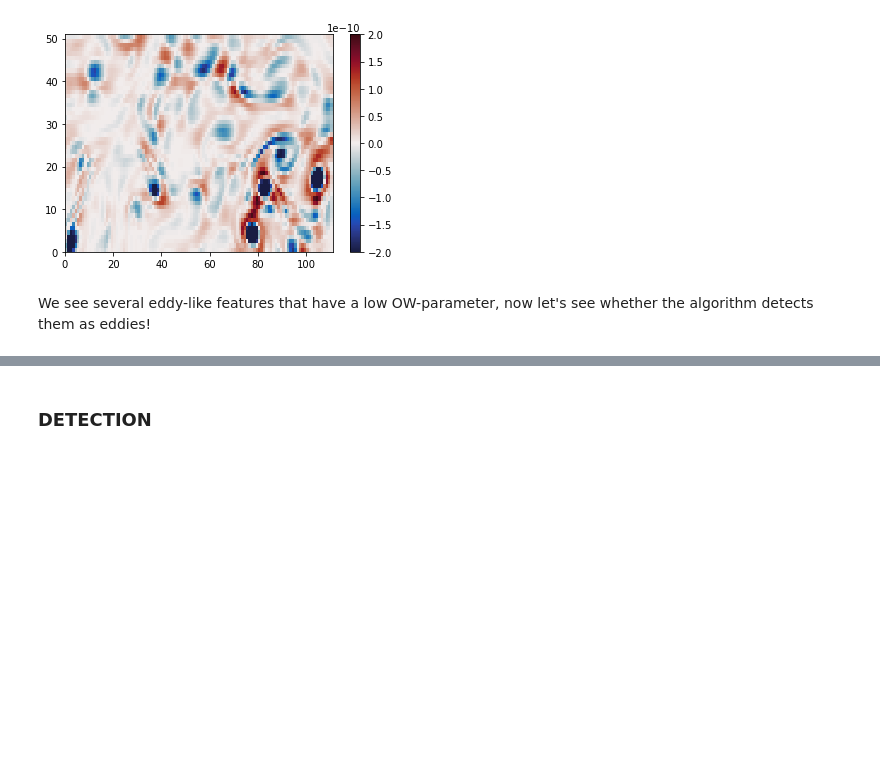
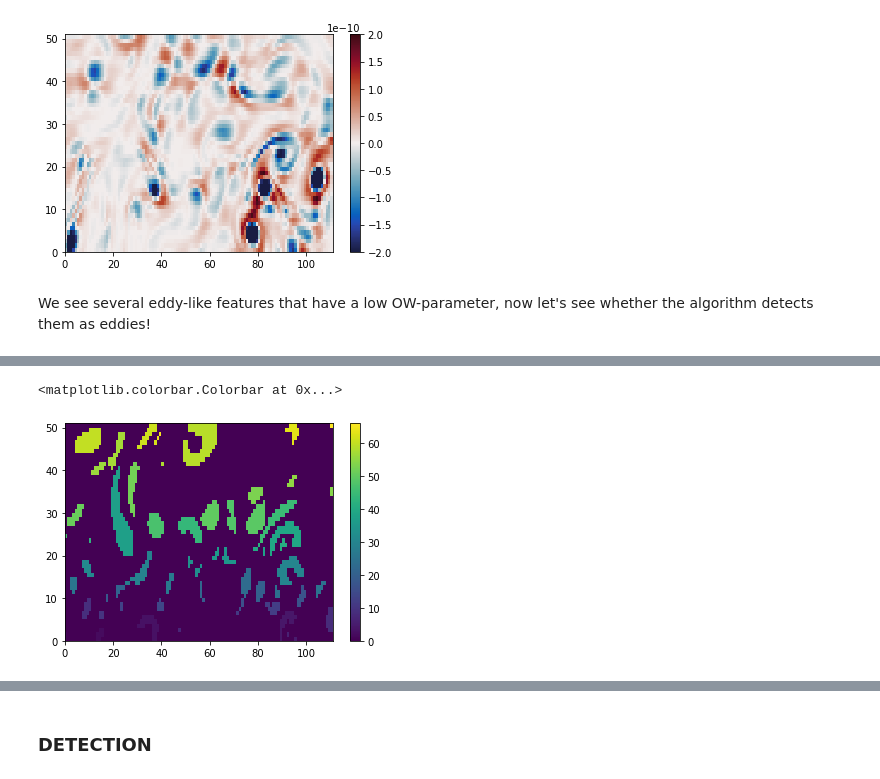
Before and after one commit to jk-rieck/eddytools, a Jupyter notebook: examples/run_eddytools_example_MITgcm_OW.ipynb, the cells around one changed output, grey strips where cells are left out. Drawn from its saved outputs; the diff is of its cells as text; code cells hidden in the pictures; blank space fills up the shorter version.

```diff
--- a/examples/run_eddytools_example_MITgcm_OW.ipynb
+++ b/examples/run_eddytools_example_MITgcm_OW.ipynb
@@ -171,0 +222,15 @@ We see several eddy-like features that have a low OW-parameter, now let's see wh
+# %%
+OW = data_int.OW.isel(z=10)
+OW_thr = -0.5e-10
+regions, nregions = ndimage.label((OW.isel(time=t).values
+                                       < OW_thr).astype(int))
+region_index = get_indeces(regions)
+len_OW_lat = len(OW['lat'])
+len_OW_lon = len(OW['lon'])
+iregion = 29
+# %%
+plt.pcolormesh(regions)
+plt.colorbar()
+# %% [output]
+<matplotlib.colorbar.Colorbar at 0x...>
+[figure, added]
```
Also changed, not shown: parts of 15 cells of this notebook, 3 other files.
